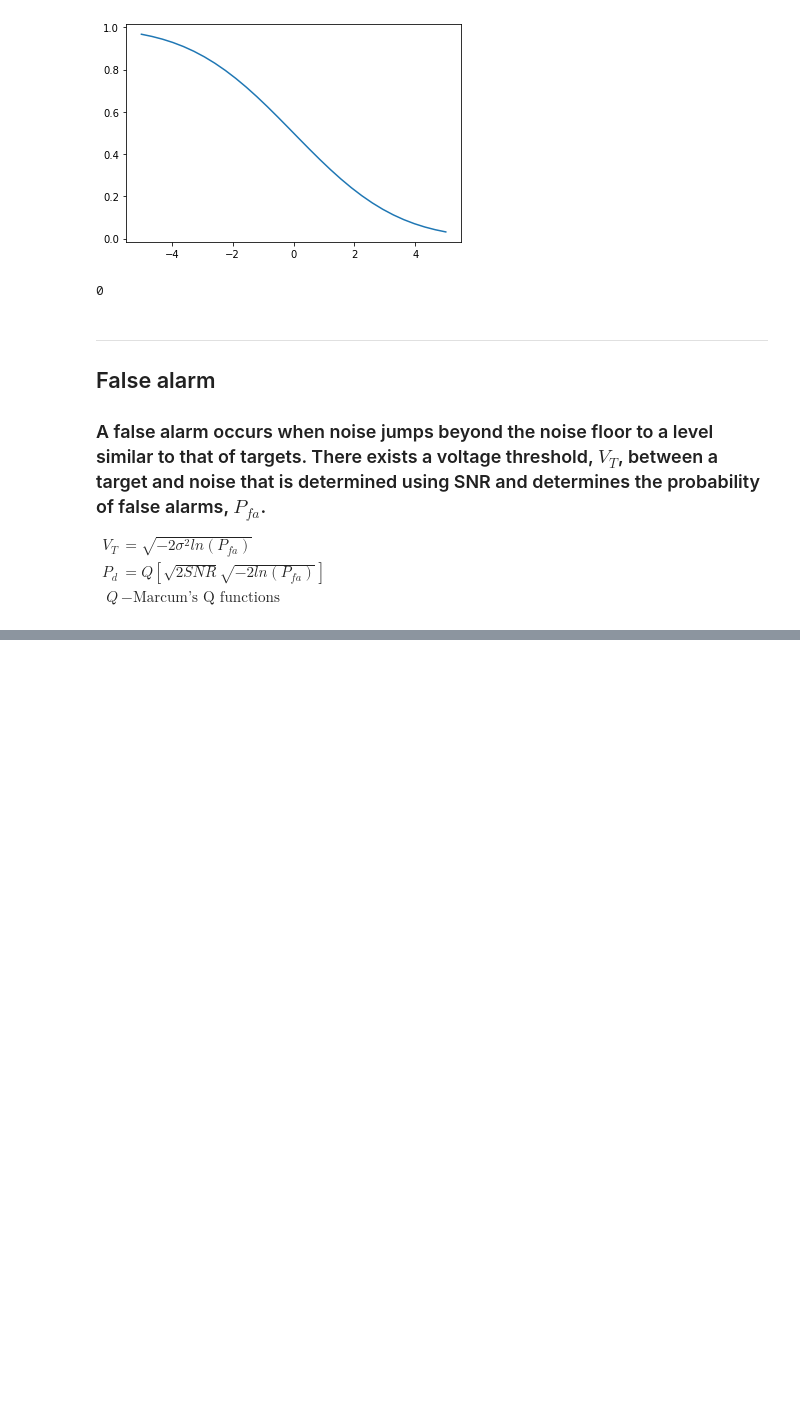
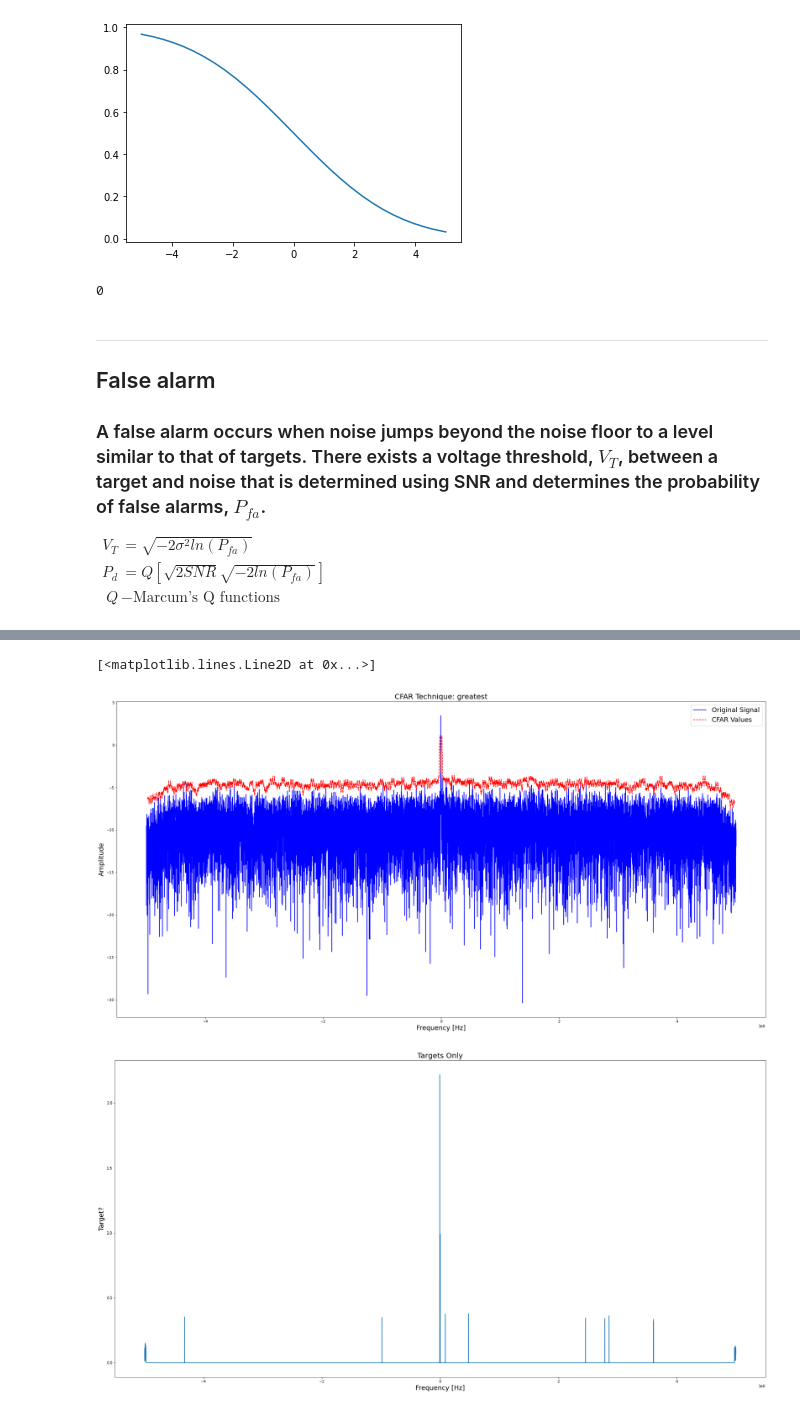
Before and after one commit to brunerm99/ADI_Radar_DSP, a Jupyter notebook: Bruner_Thesis/Target_Detection.ipynb, the cells around one changed output, grey strips where cells are left out. Cells and saved outputs as stored; diff of their text form; code cells hidden in the pictures; blank space fills up the shorter version.

Commit message:
Finished 3 CFAR techniques

```diff
--- a/Bruner_Thesis/Target_Detection.ipynb
+++ b/Bruner_Thesis/Target_Detection.ipynb
@@ -132,0 +138,77 @@ Z &- local noise power estimate
+# %%
+# Original signal
+data = np.abs(X_k)
+
+"""
+    Options:
+        'average'
+        'greatest'
+        'smallest'
+"""
+cfar_method = 'average'
+cfar_method = 'greatest'
+# cfar_method = 'smallest'
+
+# Cell averaging parameters
+num_guard_cells = 10
+num_ref_cells = 30
+bias = 3
+
+N = X_k.size
+cfar_values = np.zeros(X_k.shape)
+for center_index in range(num_guard_cells + num_ref_cells, N - (num_guard_cells + num_ref_cells)):
+    min_index = center_index - (num_guard_cells + num_ref_cells)
+    min_guard = center_index - num_guard_cells
+    max_index = center_index + (num_guard_cells + num_ref_cells) + 1
+    max_guard = center_index + num_guard_cells + 1
+
+    lower_nearby = data[min_index:min_guard]
+    upper_nearby = data[max_guard:max_index]
+
+    lower_mean = np.mean(lower_nearby)
+    upper_mean = np.mean(upper_nearby)
+
+    if (cfar_method == 'average'):
+        mean = np.mean(np.concatenate((lower_nearby, upper_nearby)))
+    elif (cfar_method == 'greatest'):
+        mean = max(lower_mean, upper_mean)
+    elif (cfar_method == 'smallest'):
+        mean = min(lower_mean, upper_mean)
+    else:
+        mean = 0
+
+    output = mean * bias
+    cfar_values[center_index] = output
+
+targets_only = np.copy(data)
+targets_only[np.where(data < cfar_values)] = np.ma.masked
+
+"""
+    Plotting
+"""
+# Plot CFAR values and original signal
+fig, ax = plt.subplots()
+ax.set_title("CFAR Technique: %s" % cfar_method, fontsize=20)
+ax.set_xlabel("Frequency [Hz]", fontsize=18)
+ax.set_ylabel("Amplitude", fontsize=18)
+# fig.legend(['Original Signal', 'CFAR Values'], loc='upper right', fontsize=12)
+fig.set_figheight(16)
+fig.set_figwidth(32)
+
+ax.plot(freq, 10 * np.log10(data), color='b', label="Original Signal")
+ax.plot(freq, 10 * np.log10(cfar_values), color='r', linestyle='dashed', label='CFAR Values')
+ax.legend(fontsize=18)
+
+# Plot targets only
+fig, ax = plt.subplots()
+ax.set_title("Targets Only", fontsize=20)
+ax.set_xlabel("Frequency [Hz]", fontsize=18)
+ax.set_ylabel("Target?", fontsize=18)
+fig.set_figheight(16)
+fig.set_figwidth(32)
+
+plt.plot(freq, targets_only)
+# %% [output]
+[<matplotlib.lines.Line2D at 0x...>]
+[figure, added]
+[figure, added]
```
Also changed, not shown: parts of 1 cell of this notebook.
